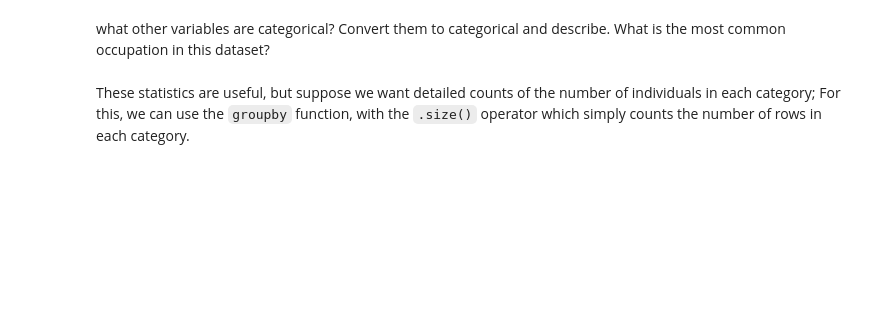
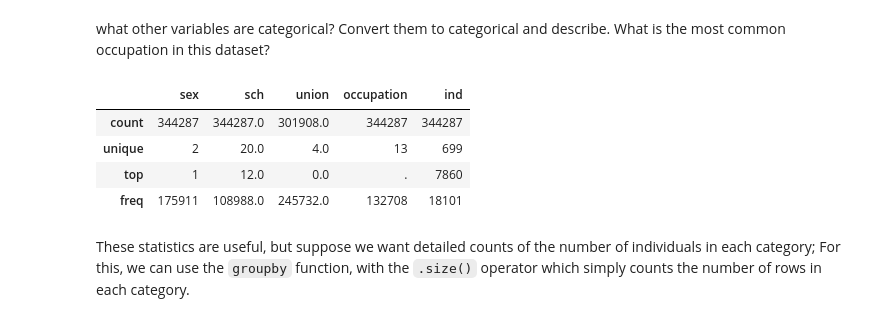
Before and after one commit to malvikamurkumbi/QM2, a Jupyter notebook: W5_Distributions_and_Basic_Statistics.ipynb, the cells around one changed output. Saved outputs shown, nothing was run; the diff lists cells and outputs as text; code cells hidden in the pictures; blank space fills up the shorter version.

```diff
--- a/W5_Distributions_and_Basic_Statistics.ipynb
+++ b/W5_Distributions_and_Basic_Statistics.ipynb
@@ -163,3 +163,18 @@ what other variables are categorical? Convert them to categorical and describe.
+# %%
+# convert the variables to categorical and describe
+df['sex']=df['sex'].astype('category')
+df['sch']=df['sch'].astype('category')
+df['union']=df['union'].astype('category')
+df['occupation']=df['occupation'].astype('category')
+df['ind']=df['ind'].astype('category')
+
+df[['sex', 'sch', 'union', 'occupation', 'ind']].describe()
+# %% [output]
+|  | sex | sch | union | occupation | ind |
+| count | 344287 | 344287.0 | 301908.0 | 344287 | 344287 |
+| unique | 2 | 20.0 | 4.0 | 13 | 699 |
+| top | 1 | 12.0 | 0.0 | . | 7860 |
+| freq | 175911 | 108988.0 | 245732.0 | 132708 | 18101 |
 # %% [markdown]
 These statistics are useful, but suppose we want detailed counts of the number of individuals in each category; For this, we can use the `groupby` function, with the `.size()` operator which simply counts the number of rows in each category.
 # %%
```
Also changed, not shown: parts of 7 cells of this notebook.
